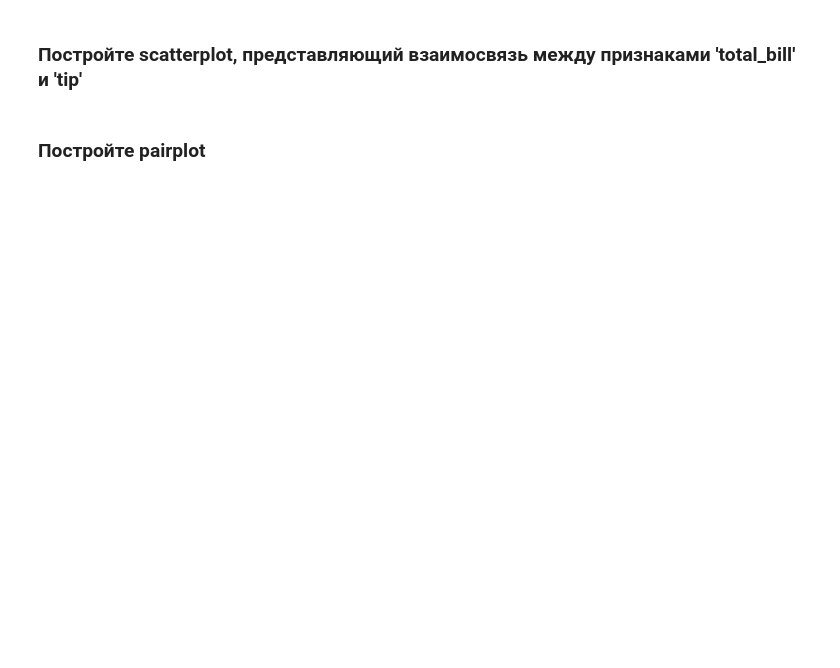
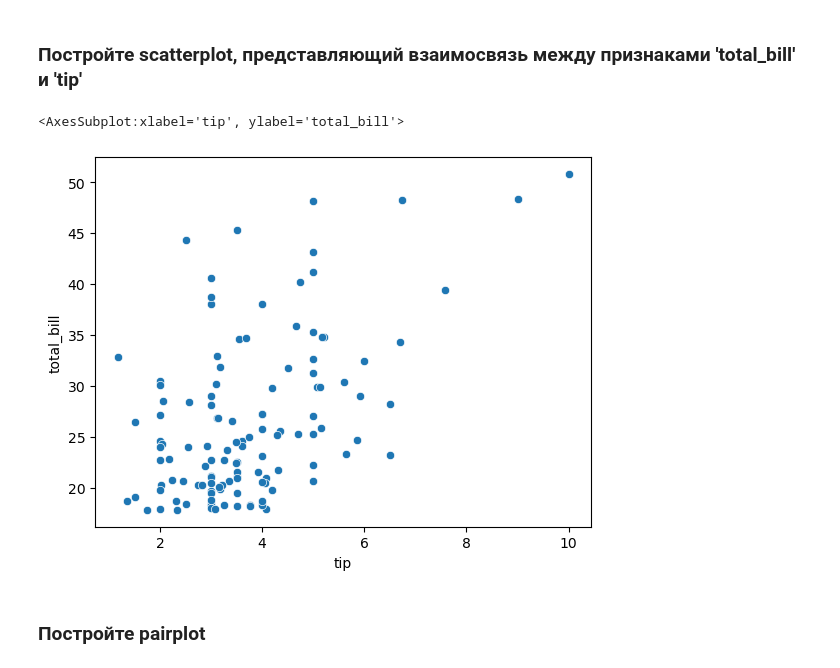
Before and after one commit to AlexeiShirobokov/otus_ml_2023, a Jupyter notebook: hw-3/Analyze and Visualize.ipynb, the cells around one changed output. Cells and saved outputs as stored; diff of their text form; code cells hidden in the pictures; blank space fills up the shorter version.

```diff
--- a/hw-3/Analyze and Visualize.ipynb
+++ b/hw-3/Analyze and Visualize.ipynb
@@ -200,4 +290,12 @@ InvalidIndexError: (slice(None, None, None), 'smoker')
 # %% [markdown]
 ### Постройте scatterplot, представляющий взаимосвязь между признаками 'total_bill' и 'tip'
+# %%
+x=sel['tip']
+y=sel['total_bill']
+# %%
+sns.scatterplot(x=x,y=y)
+# %% [output]
+<AxesSubplot:xlabel='tip', ylabel='total_bill'>
+[figure, added]
 # %% [markdown]
 ### Постройте pairplot
```
Also changed, not shown: parts of 22 cells of this notebook.
